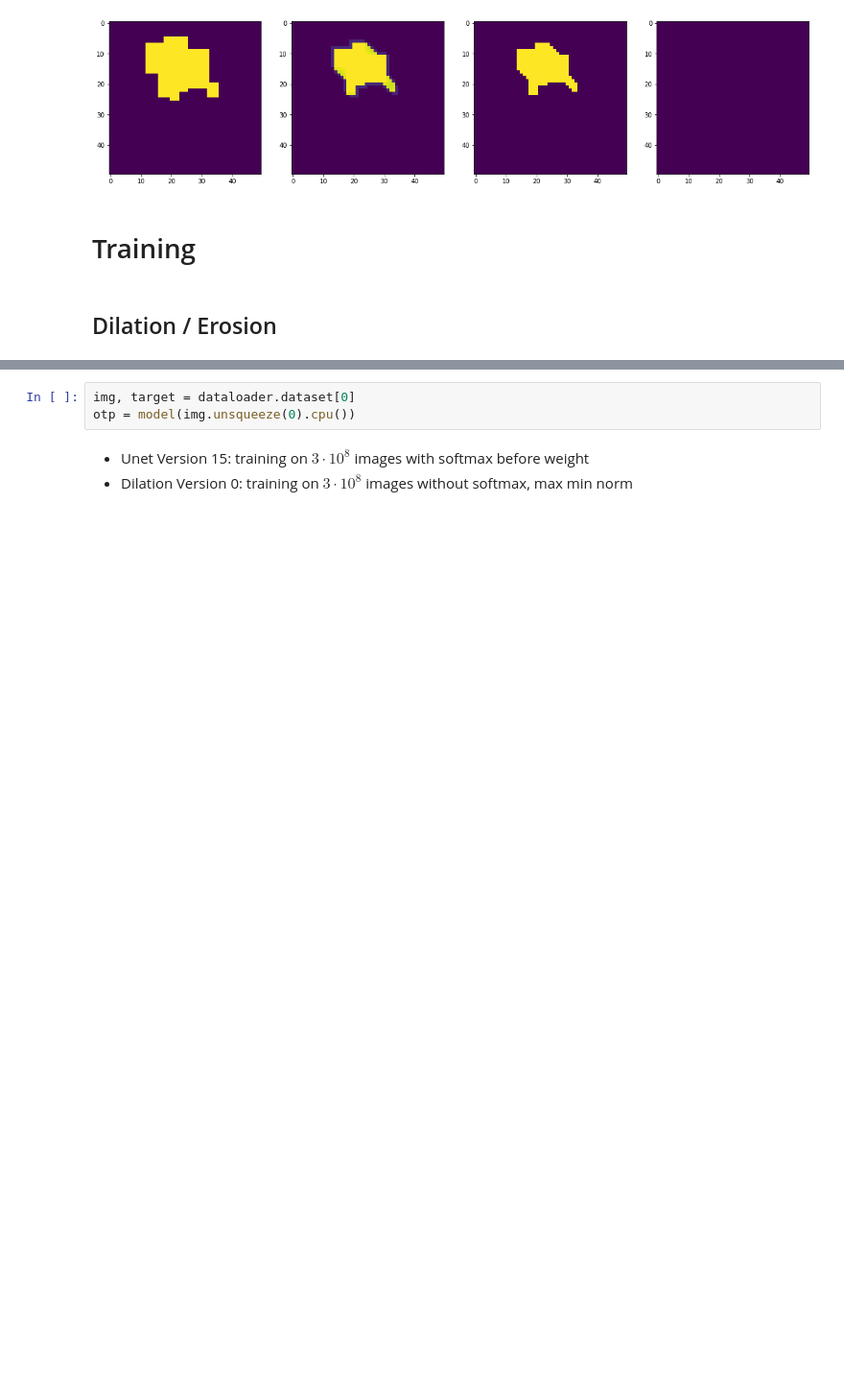
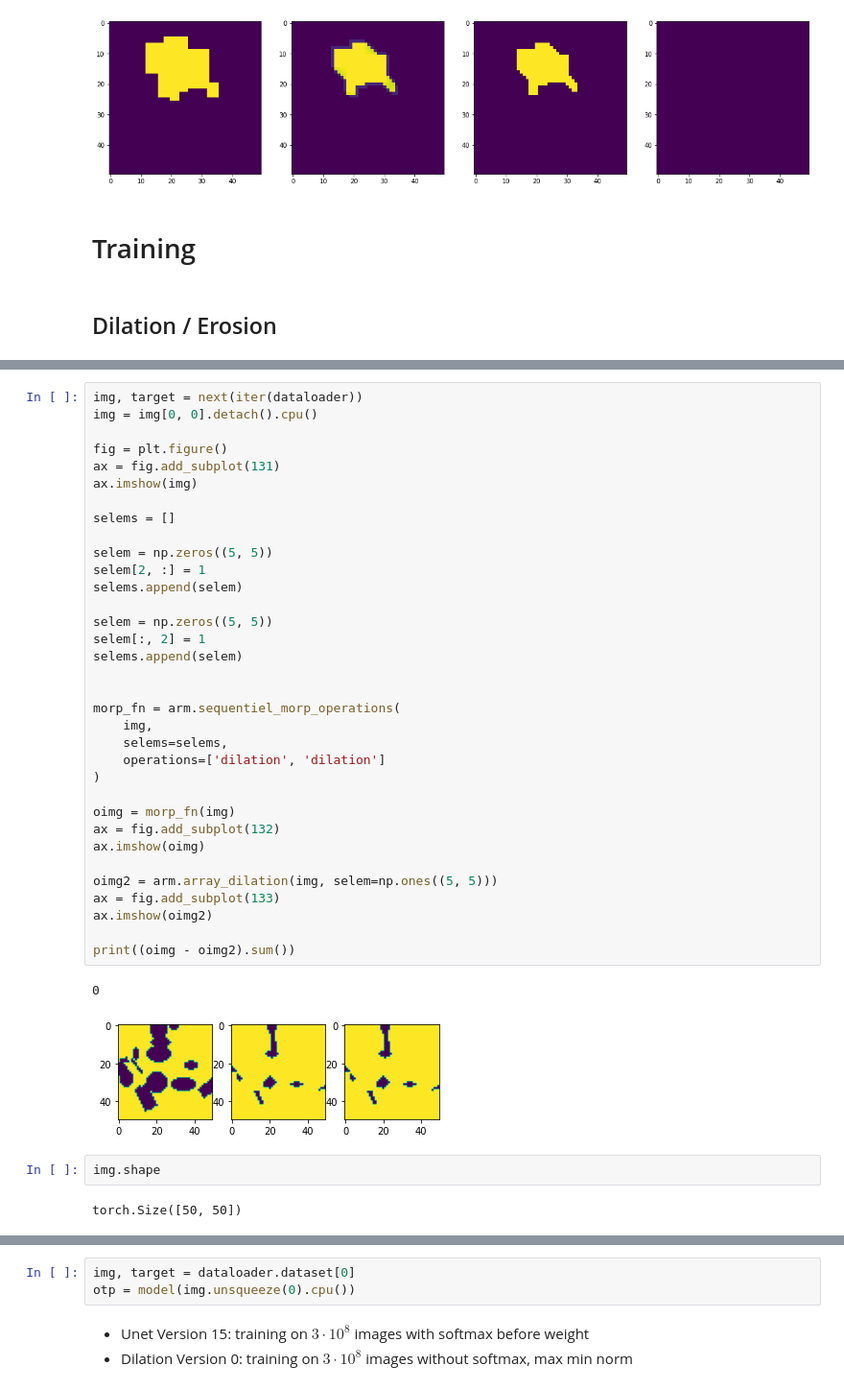
Before and after one commit to TheodoreAouad/3d_segm, a Jupyter notebook: Notebooks/DeepMorpho.ipynb, the cells around one changed output, grey strips where cells are left out. Shown at 96% size. Drawn from its saved outputs; the diff is of its cells as text; blank space fills up the shorter version.

```diff
--- a/Notebooks/DeepMorpho.ipynb
+++ b/Notebooks/DeepMorpho.ipynb
@@ -342,3 +345,44 @@ Opening 5.0
+# %%
+img, target = next(iter(dataloader))
+img = img[0, 0].detach().cpu()
+
+fig = plt.figure()
+ax = fig.add_subplot(131)
+ax.imshow(img)
+
+selems = []
+
+selem = np.zeros((5, 5))
+selem[2, :] = 1
+selems.append(selem)
+
+selem = np.zeros((5, 5))
+selem[:, 2] = 1
+selems.append(selem)
+
+
+morp_fn = arm.sequentiel_morp_operations(
+    img,
+    selems=selems,
+    operations=['dilation', 'dilation']
+)
+
+oimg = morp_fn(img)
+ax = fig.add_subplot(132)
+ax.imshow(oimg)
+
+oimg2 = arm.array_dilation(img, selem=np.ones((5, 5)))
+ax = fig.add_subplot(133)
+ax.imshow(oimg2)
+
+print((oimg - oimg2).sum())
+# %% [output]
+0
+[figure, added]
+# %%
+img.shape
+# %% [output]
+torch.Size([50, 50])
 # %%
 reload_modules()
 loss = nn.BCEWithLogitsLoss()
```
Also changed, not shown: parts of 4 cells of this notebook, 10 other files.
